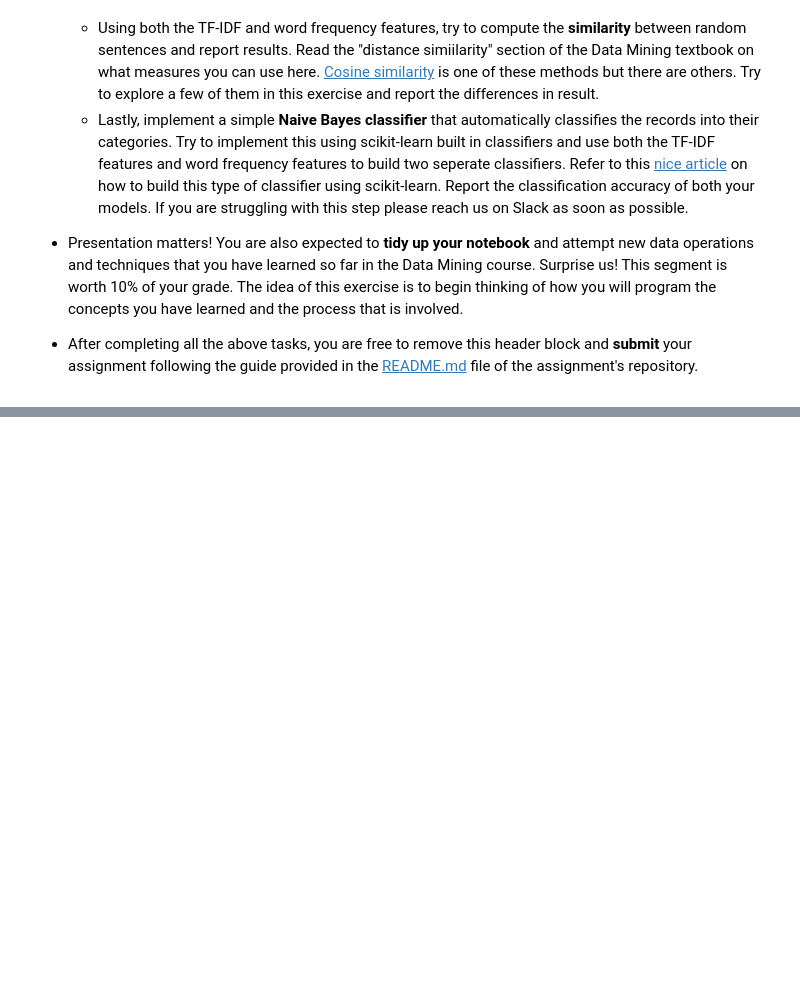
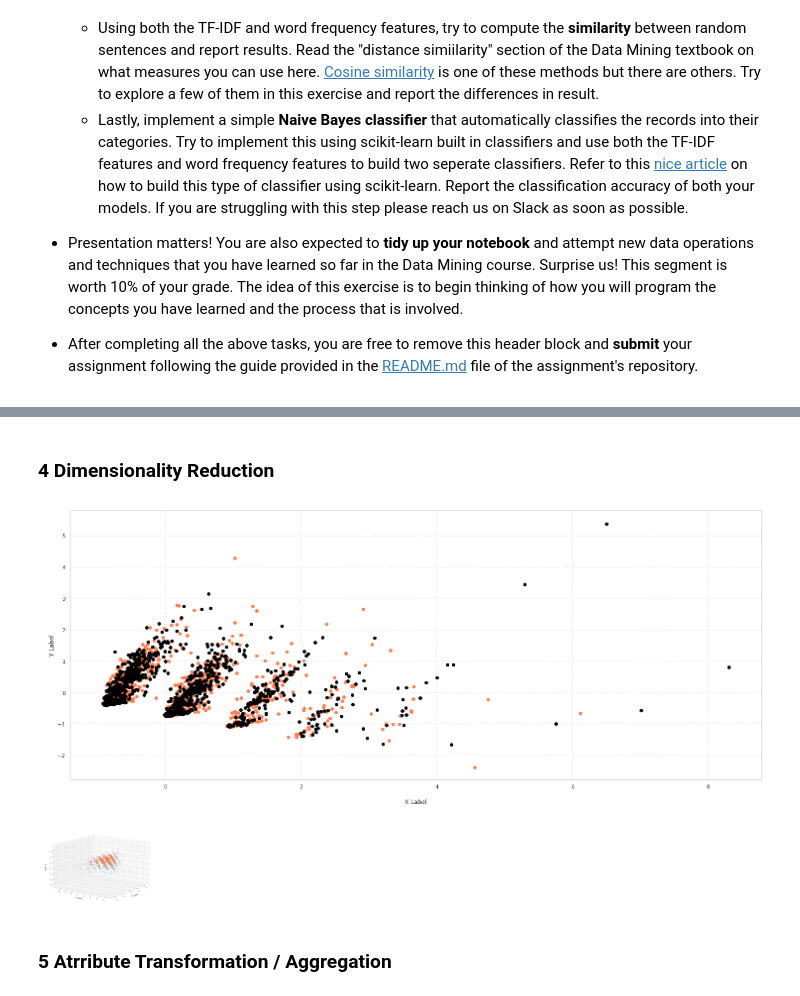
Before and after one commit to ron221/dm_2018_hw_1, a Jupyter notebook: 葉曉融_106065506.ipynb, the cells around one changed output, grey strips where cells are left out. Cells and saved outputs as stored; diff of their text form; code cells hidden in the pictures; blank space fills up the shorter version.

```diff
--- a/葉曉融_106065506.ipynb
+++ b/葉曉融_106065506.ipynb
@@ -32,0 +232,67 @@ GitHub ID: ron221
+# %% [markdown]
+### 4 Dimensionality Reduction
+# %%
+# concatenate three dataframe and add the "source" column to differentiate the data.
+amazon_df['source'] = 'amazon'
+imdb_df['source'] = 'imdb'
+yelp_df['source'] = 'yelp'
+df_all = pd.concat([amazon_df, imdb_df, yelp_df], axis=0)
+# Generate the word frequency matrix for the concatenated dataframe
+count_vect = CountVectorizer()
+df_all_counts = count_vect.fit_transform(df_all.comment)
+# %%
+from sklearn.decomposition import PCA
+# Reduce the dimention to 2
+df_all_reduced_2 = PCA(n_components = 2).fit_transform(df_all_counts.toarray())
+df_all_reduced_2.shape
+## shape (2983, 2)
+
+import matplotlib.pyplot as plt
+%matplotlib inline
+col = ['coral', 'black']
+labels = [0, 1]
+# plot
+fig = plt.figure(figsize = (25,10))
+ax = fig.subplots()
+
+for c, label in zip(col, labels):
+    xs = df_all_reduced_2[df_all['label'] == label].T[0]
+    ys = df_all_reduced_2[df_all['label'] == label].T[1]
+
+    ax.scatter(xs, ys, c = c, marker='o')
+
+ax.grid(color='gray', linestyle=':', linewidth=2, alpha=0.2)
+ax.set_xlabel('\nX Label')
+ax.set_ylabel('\nY Label')
+
+plt.show()
+#Happy Halloween!!!🎃
+# %% [output]
+[figure, added]
+# %%
+from sklearn.decomposition import PCA
+from mpl_toolkits.mplot3d import Axes3D
+# Reduce the dimention to 3
+df_all_reduced_3 = PCA(n_components = 3).fit_transform(df_all_counts.toarray())
+df_all_reduced_3.shape
+## shape (2983, 3)
+col = ['c', 'coral']
+labels = [0, 1]
+# plot
+ax = plt.figure(figsize=(15,10)).add_subplot(111, projection = '3d')
+ax.view_init(20, 35)
+for c, label in zip(col, labels):
+    xs = df_all_reduced_3[df_all['label'] == label].T[0]
+    ys = df_all_reduced_3[df_all['label'] == label].T[1]
+    zs = df_all_reduced_3[df_all['label'] == label].T[2]
+    ax.scatter(xs, ys, zs, c = c, marker='o')
+
+ax.grid(color='gray', linestyle=':', linewidth=2, alpha=0.2)
+ax.set_xlabel('\nX Label')
+ax.set_ylabel('\nY Label')
+ax.set_zlabel('\nZ Label')
+plt.show()
+# %% [output]
+[figure, added]
+# %% [markdown]
+### 5 Atrribute Transformation / Aggregation
```
Also changed, not shown: parts of 54 cells of this notebook, 6 other files.
